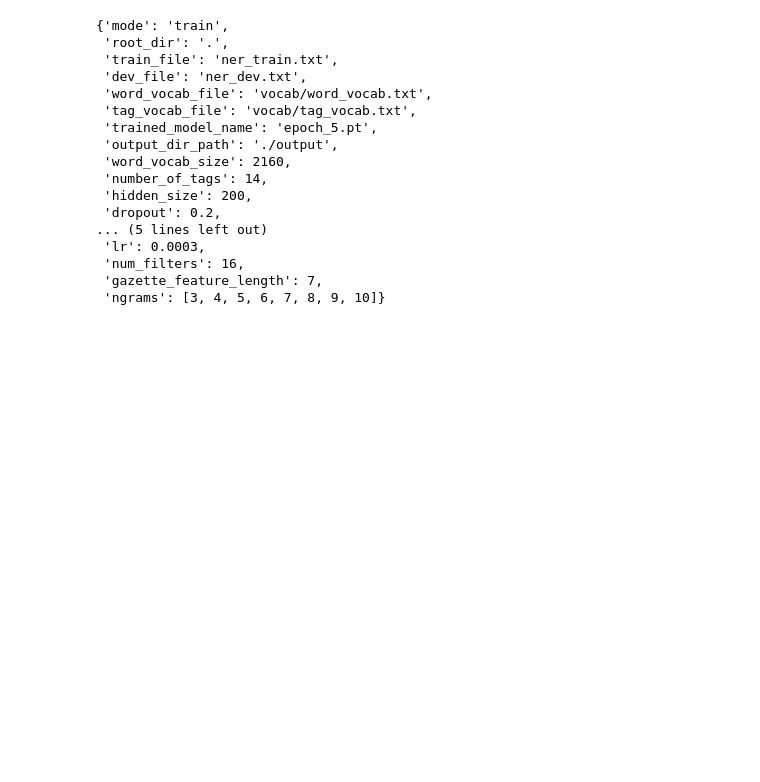
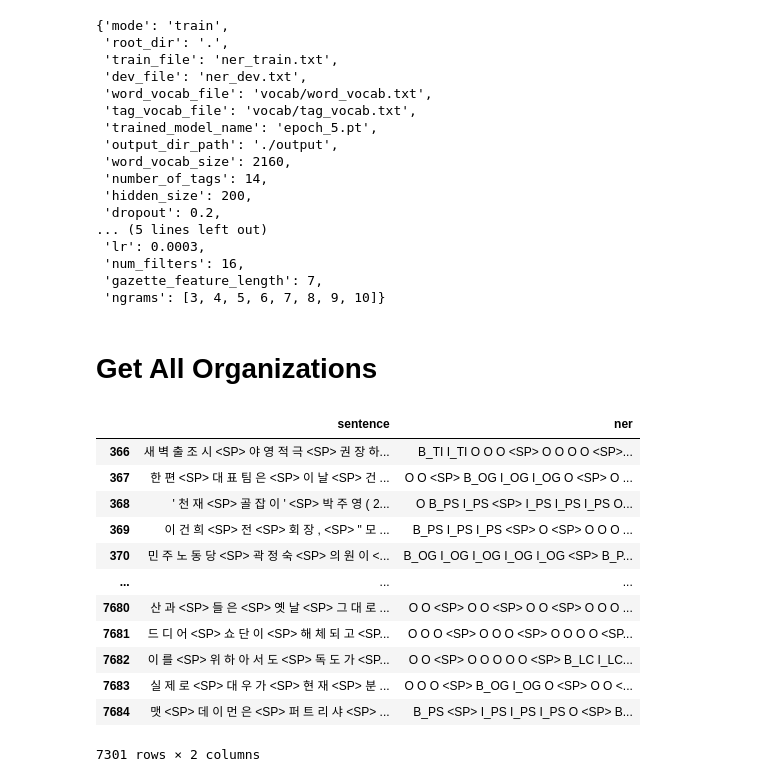
Before and after one commit to binchoo/NER-RESEARCH, a Jupyter notebook: Untitled.ipynb, the cells around one changed output. Cells and saved outputs as stored; diff of their text form; code cells hidden in the pictures; blank space fills up the shorter version.

```diff
--- a/Untitled.ipynb
+++ b/Untitled.ipynb
@@ -70,3 +70,27 @@ config4.config_dict
  'num_filters': 16,
  'gazette_feature_length': 7,
  'ngrams': [3, 4, 5, 6, 7, 8, 9, 10]}
+# %% [markdown]
+# Get All Organizations
+# %%
+import pandas as pd
+test = pd.read_csv(f'ner_train.txt',
+                   sep='\t',
+                   header=None,
+                   names=['sentence', 'ner'],
+                   index_col=0)
+test
+# %% [output]
+|  | sentence | ner |
+| 366 | 새 벽 출 조 시 <SP> 야 영 적 극 <SP> 권 장 하... | B_TI I_TI O O O <SP> O O O O <SP>... |
+| 367 | 한 편 <SP> 대 표 팀 은 <SP> 이 날 <SP> 건 ... | O O <SP> B_OG I_OG I_OG O <SP> O ... |
+| 368 | ' 천 재 <SP> 골 잡 이 ' <SP> 박 주 영 ( 2... | O B_PS I_PS <SP> I_PS I_PS I_PS O... |
+| 369 | 이 건 희 <SP> 전 <SP> 회 장 , <SP> " 모 ... | B_PS I_PS I_PS <SP> O <SP> O O O ... |
+| 370 | 민 주 노 동 당 <SP> 곽 정 숙 <SP> 의 원 이 <... | B_OG I_OG I_OG I_OG I_OG <SP> B_P... |
+| ... | ... | ... |
+| 7680 | 산 과 <SP> 들 은 <SP> 옛 날 <SP> 그 대 로 ... | O O <SP> O O <SP> O O <SP> O O O ... |
+| 7681 | 드 디 어 <SP> 쇼 단 이 <SP> 해 체 되 고 <SP... | O O O <SP> O O O <SP> O O O O <SP... |
+| 7682 | 이 를 <SP> 위 하 아 서 도 <SP> 독 도 가 <SP... | O O <SP> O O O O O <SP> B_LC I_LC... |
+| 7683 | 실 제 로 <SP> 대 우 가 <SP> 현 재 <SP> 분 ... | O O O <SP> B_OG I_OG O <SP> O O <... |
+| 7684 | 맷 <SP> 데 이 먼 은 <SP> 퍼 트 리 샤 <SP> ... | B_PS <SP> I_PS I_PS I_PS O <SP> B... |
+7301 rows × 2 columns
```
Also changed, not shown: parts of 4 cells of this notebook, 8 other files.
